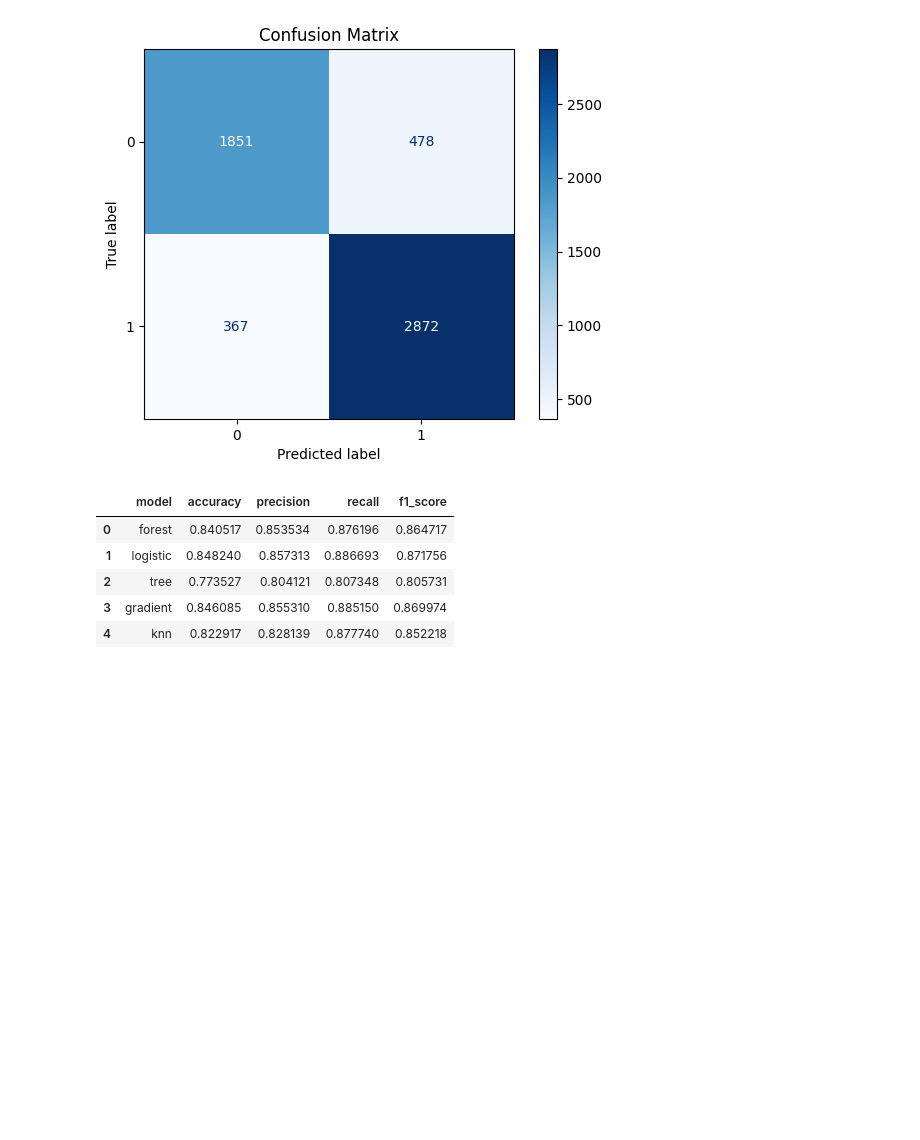
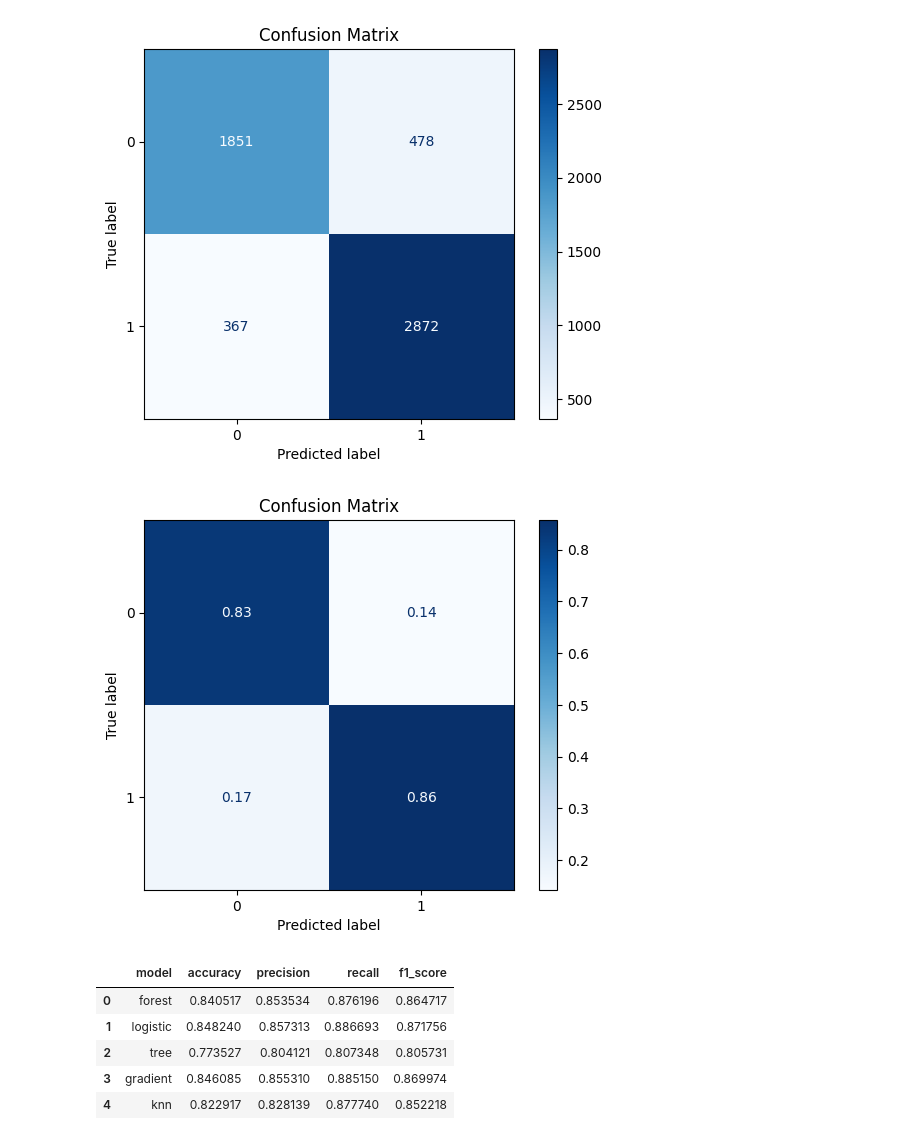
Before and after one commit to puck-arthur/data-learning, a Jupyter notebook: notebooks/week3_classification_models.ipynb, the cells around one changed output. Drawn from its saved outputs; the diff is of its cells as text; code cells hidden in the pictures; blank space fills up the shorter version.

```diff
--- a/notebooks/week3_classification_models.ipynb
+++ b/notebooks/week3_classification_models.ipynb
@@ -335,3 +335,11 @@ X = df.drop(columns='depression')
 y = df['depression']
 
 X_train, X_test, y_train, y_test = train_test_split(X, y, train_size=0.8, random_state=42)
+# %%
+# Lets check a baseline accuracy for our dataset
+
+from sklearn.dummy import DummyClassifier
+
+dummy = DummyClassifier(strategy="most_frequent")
+dummy.fit(X_train, y_train)
+print("Baseline accuracy:", dummy.score(X_test, y_test))
@@ -611,6 +621,15 @@ Precision: 0.8573134328358208
 Recall: 0.8866934238962643
 F1: 0.8717559568978601
 [figure]
+# %%
+# Plot normalized confusion matrix to see values as percentages
+cm = confusion_matrix(y_test, y_pred, normalize='pred')
+disp = ConfusionMatrixDisplay(confusion_matrix=cm)
+disp.plot(cmap="Blues")
+plt.title("Confusion Matrix")
+plt.show()
+# %% [output]
+[figure, added]
 # %%
 # joining all the results as a single dataframe for visualization
 df_results = pd.DataFrame(data=[forest_list, logistic_list, tree_list, gradient_list, knn_list], columns=['model', 'accuracy', 'precision', 'recall', 'f1_score'])
```
Also changed, not shown: parts of 1 cell of this notebook.
